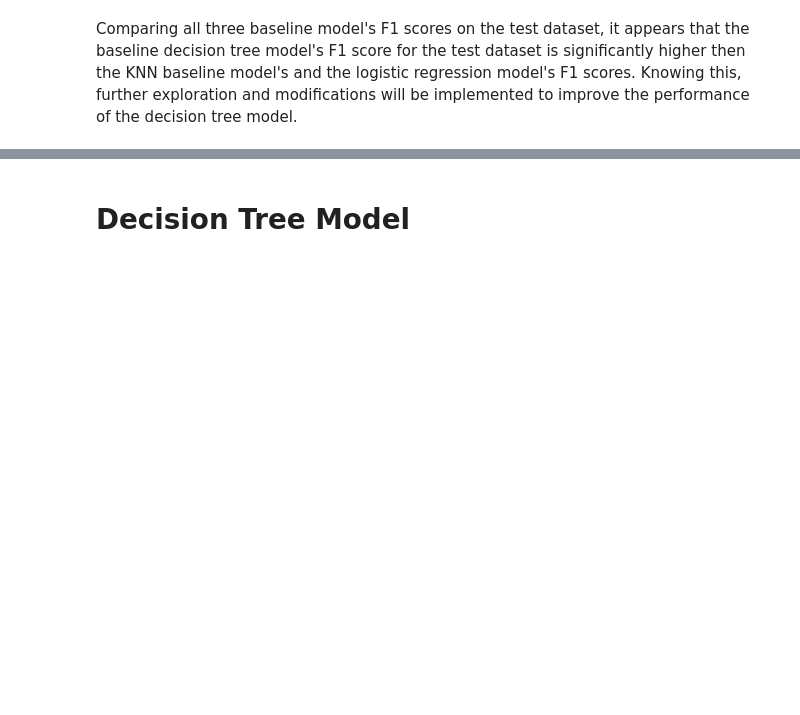
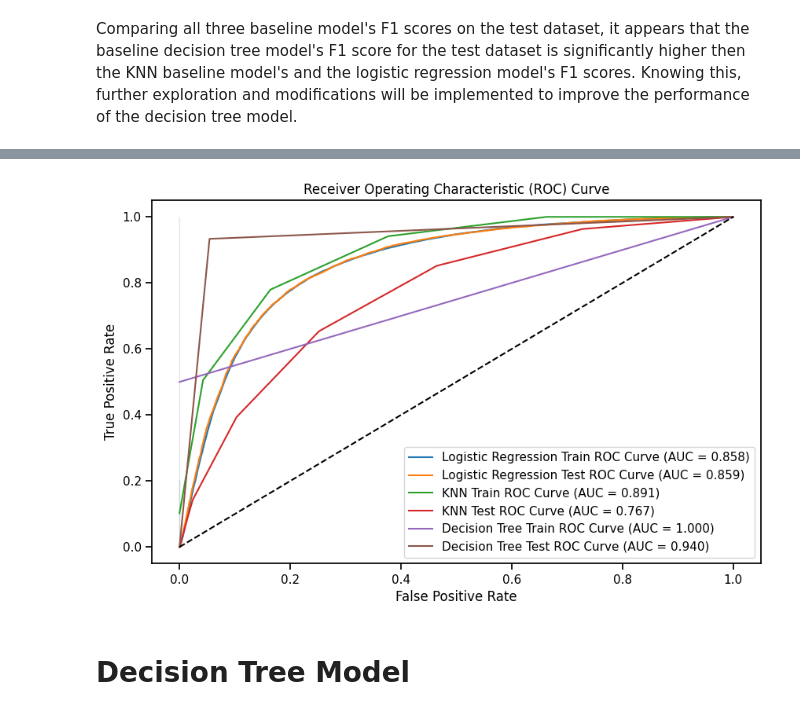
Before and after one commit to emilykmarsh/Disney_Airline_Feature_Recommendation, a Jupyter notebook: Notebook.ipynb, the cells around one changed output, grey strips where cells are left out. Cells and saved outputs as stored; diff of their text form; code cells hidden in the pictures; blank space fills up the shorter version.

```diff
--- a/Notebook.ipynb
+++ b/Notebook.ipynb
@@ -752,3 +789,64 @@ Comparing all three baseline model's F1 scores on the test dataset, it appears t
+# %%
+# Obtain predicted probabilities for positive class
+y_prob_logreg_train = logreg.predict_proba(X_train)[:, 1]
+y_prob_logreg_test = logreg.predict_proba(X_test)[:, 1]
+
+y_prob_knn_train = knn_baseline_model.predict_proba(X_train)[:, 1]
+y_prob_knn_test = knn_baseline_model.predict_proba(X_test)[:, 1]
+
+y_prob_clf_train = clf.predict_proba(X_train)[:, 1]
+y_prob_clf_test = clf.predict_proba(X_test)[:, 1]
+
+
+# Compute false positive rate (FPR), true positive rate (TPR), and thresholds for each model
+fpr_logreg_train, tpr_logreg_train, thresholds_logreg_train = roc_curve(y_train, y_prob_logreg_train)
+fpr_logreg_test, tpr_logreg_test, thresholds_logreg_test = roc_curve(y_test, y_prob_logreg_test)
+
+fpr_knn_train, tpr_knn_train, thresholds_knn_train = roc_curve(y_train, y_prob_knn_train)
+fpr_knn_test, tpr_knn_test, thresholds_knn_test = roc_curve(y_test, y_prob_knn_test)
+
+fpr_clf_train, tpr_clf_train, thresholds_clf_train = roc_curve(y_train, y_prob_clf_train)
+fpr_clf_test, tpr_clf_test, thresholds_clf_test = roc_curve(y_test, y_prob_clf_test)
+
+# Compute area under the ROC curve (AUC) for each model
+auc_logreg_train = auc(fpr_logreg_train, tpr_logreg_train)
+auc_logreg_test = auc(fpr_logreg_test, tpr_logreg_test)
+
+auc_knn_train = auc(fpr_knn_train, tpr_knn_train)
+auc_knn_test = auc(fpr_knn_test, tpr_knn_test)
+
+auc_clf_train = auc(fpr_clf_train, tpr_clf_train)
+auc_clf_test = auc(fpr_clf_test, tpr_clf_test)
+
+# Create DataFrames for the ROC curve data of each model
+roc_df_logreg_train = pd.DataFrame({'False Positive Rate': fpr_logreg_train, 'True Positive Rate': tpr_logreg_train})
+roc_df_logreg_test = pd.DataFrame({'False Positive Rate': fpr_logreg_test, 'True Positive Rate': tpr_logreg_test})
+
+roc_df_knn_train = pd.DataFrame({'False Positive Rate': fpr_knn_train, 'True Positive Rate': tpr_knn_train})
+roc_df_knn_test = pd.DataFrame({'False Positive Rate': fpr_knn_test, 'True Positive Rate': tpr_knn_test})
+
+roc_df_clf_train = pd.DataFrame({'False Positive Rate': fpr_clf_train, 'True Positive Rate': tpr_clf_train})
+roc_df_clf_test = pd.DataFrame({'False Positive Rate': fpr_clf_test, 'True Positive Rate': tpr_clf_test})
+
+# Plot the ROC curves using seaborn
+plt.figure(figsize=(10, 6))
+sns.lineplot(data=roc_df_logreg_train, x='False Positive Rate', y='True Positive Rate', label=f'Logistic Regression Train ROC Curve (AUC = {auc_logreg_train:.3f})')
+sns.lineplot(data=roc_df_logreg_test, x='False Positive Rate', y='True Positive Rate', label=f'Logistic Regression Test ROC Curve (AUC = {auc_logreg_test:.3f})')
+
+sns.lineplot(data=roc_df_knn_train, x='False Positive Rate', y='True Positive Rate', label=f'KNN Train ROC Curve (AUC = {auc_knn_train:.3f})')
+sns.lineplot(data=roc_df_knn_test, x='False Positive Rate', y='True Positive Rate', label=f'KNN Test ROC Curve (AUC = {auc_knn_test:.3f})')
+
+sns.lineplot(data=roc_df_clf_train, x='False Positive Rate', y='True Positive Rate', label=f'Decision Tree Train ROC Curve (AUC = {auc_clf_train:.3f})')
+sns.lineplot(data=roc_df_clf_test, x='False Positive Rate', y='True Positive Rate', label=f'Decision Tree Test ROC Curve (AUC = {auc_clf_test:.3f})')
+
+plt.plot([0, 1], [0, 1], color='black', linestyle='--')
+plt.xlabel('False Positive Rate')
+plt.ylabel('True Positive Rate')
+plt.title('Receiver Operating Characteristic (ROC) Curve')
+plt.legend(loc='lower right')
+plt.show();
+# %% [output]
+[figure, added]
 # %% [markdown]
 # Decision Tree Model
 # %%
```
Also changed, not shown: parts of 45 cells of this notebook, 1 other file.
